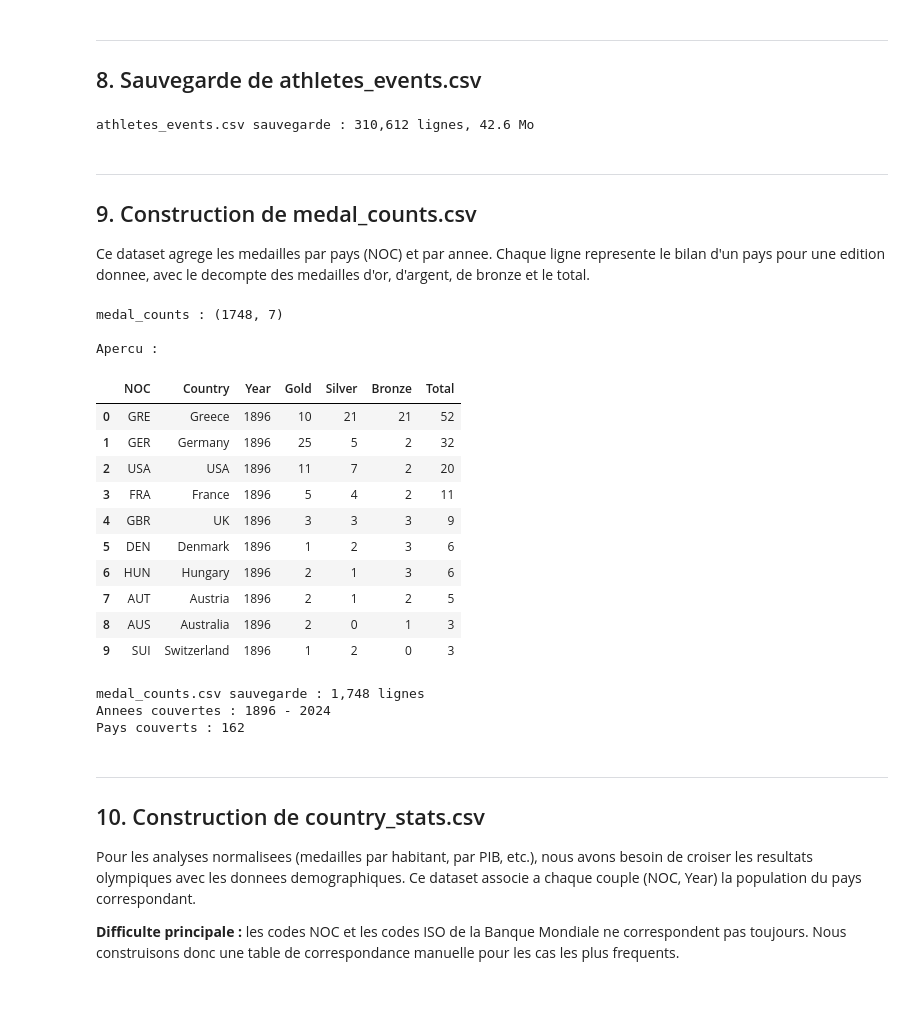
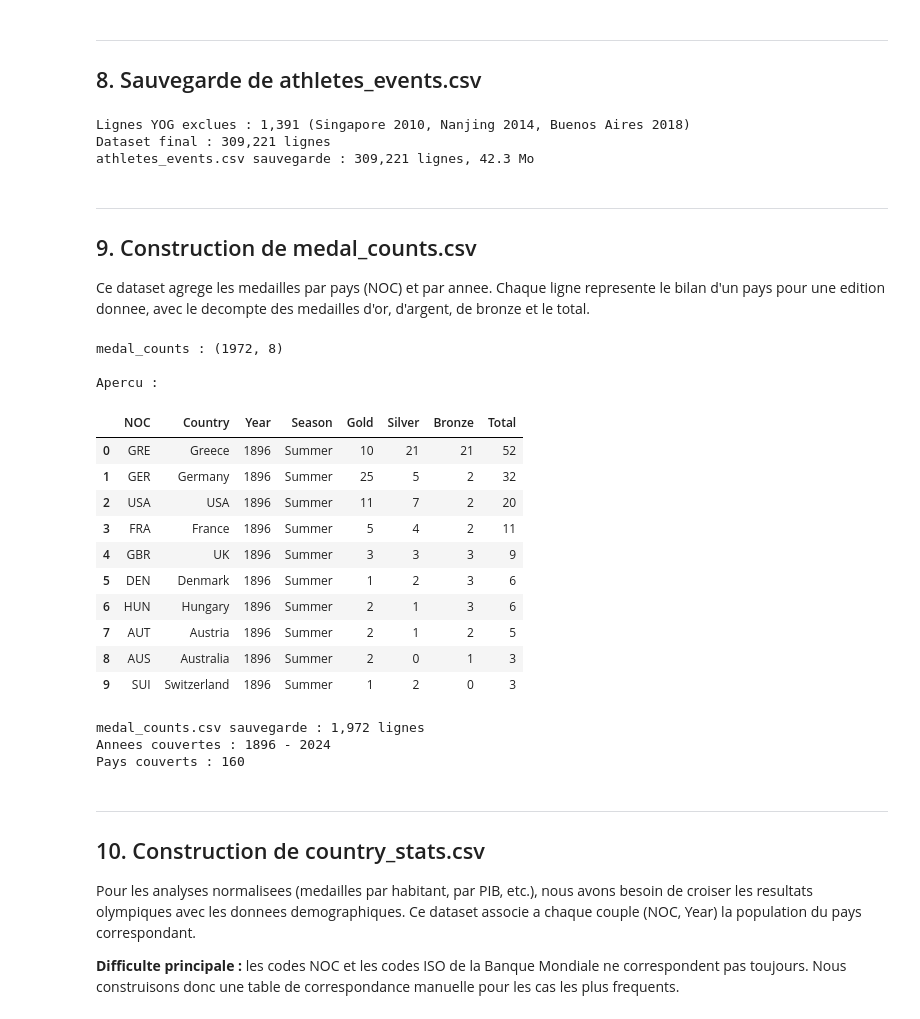
Before and after one commit to Nicolas69123/jo-2028-predictions, a Jupyter notebook: notebooks/02_nettoyage.ipynb, the cells around one changed output. Drawn from its saved outputs; the diff is of its cells as text; code cells hidden in the pictures.

```diff
--- a/notebooks/02_nettoyage.ipynb
+++ b/notebooks/02_nettoyage.ipynb
@@ -886,6 +886,15 @@ Les graphiques confirment la coherence du dataset nettoye :
 
 ## 8. Sauvegarde de athletes_events.csv
 # %%
+# Exclure les Jeux Olympiques de la Jeunesse (YOG)
+# Ces evenements ne font pas partie des JO seniors et fausseraient les analyses
+yog_cities = ["Singapore", "Nanjing", "Buenos Aires"]
+before_count = len(athletes_events)
+athletes_events = athletes_events[~athletes_events["City"].isin(yog_cities)].reset_index(drop=True)
+after_count = len(athletes_events)
+print(f"Lignes YOG exclues : {before_count - after_count:,} (Singapore 2010, Nanjing 2014, Buenos Aires 2018)")
+print(f"Dataset final : {after_count:,} lignes")
+
 # Sauvegarde du dataset principal
 output_path = os.path.join(PROCESSED_DIR, "athletes_events.csv")
 athletes_events.to_csv(output_path, index=False)
@@ -893,7 +902,9 @@ athletes_events.to_csv(output_path, index=False)
 size_mb = os.path.getsize(output_path) / (1024 * 1024)
 print(f"athletes_events.csv sauvegarde : {athletes_events.shape[0]:,} lignes, {size_mb:.1f} Mo")
 # %% [output]
-athletes_events.csv sauvegarde : 310,612 lignes, 42.6 Mo
+Lignes YOG exclues : 1,391 (Singapore 2010, Nanjing 2014, Buenos Aires 2018)
+Dataset final : 309,221 lignes
+athletes_events.csv sauvegarde : 309,221 lignes, 42.3 Mo
 # %% [markdown]
 ---
 
@@ -905,43 +916,43 @@ d'argent, de bronze et le total.
 # %%
 # Filtrer uniquement les medailles
 medals_df = athletes_events[athletes_events["Medal"].notna()].copy()
 
 # Pivot : compter chaque type de medaille par NOC + Year
-medal_counts = medals_df.groupby(["NOC", "Year", "Medal"]).size().unstack(fill_value=0)
+medal_counts = medals_df.groupby(["NOC", "Year", "Season", "Medal"]).size().unstack(fill_value=0)
 medal_counts = medal_counts.reset_index()
 
 # S'assurer que les 3 colonnes existent
 for col in ["Gold", "Silver", "Bronze"]:
     if col not in medal_counts.columns:
         medal_counts[col] = 0
 
 medal_counts["Total"] = medal_counts["Gold"] + medal_counts["Silver"] + medal_counts["Bronze"]
 
 # Ajouter le nom du pays
 medal_counts = medal_counts.merge(noc_map, on="NOC", how="left")
 
 # Reorganiser les colonnes
-medal_counts = medal_counts[["NOC", "Country", "Year", "Gold", "Silver", "Bronze", "Total"]]
+medal_counts = medal_counts[["NOC", "Country", "Year", "Season", "Gold", "Silver", "Bronze", "Total"]]
 medal_counts = medal_counts.sort_values(["Year", "Total"], ascending=[True, False]).reset_index(drop=True)
 
 print(f"medal_counts : {medal_counts.shape}")
 print(f"\nApercu :")
 medal_counts.head(10)
 # %% [output]
-medal_counts : (1748, 7)
+medal_counts : (1972, 8)
 
 Apercu :
-|  | NOC | Country | Year | Gold | Silver | Bronze | Total |
-| 0 | GRE | Greece | 1896 | 10 | 21 | 21 | 52 |
-| 1 | GER | Germany | 1896 | 25 | 5 | 2 | 32 |
-| 2 | USA | USA | 1896 | 11 | 7 | 2 | 20 |
-| 3 | FRA | France | 1896 | 5 | 4 | 2 | 11 |
-| 4 | GBR | UK | 1896 | 3 | 3 | 3 | 9 |
-| 5 | DEN | Denmark | 1896 | 1 | 2 | 3 | 6 |
-| 6 | HUN | Hungary | 1896 | 2 | 1 | 3 | 6 |
-| 7 | AUT | Austria | 1896 | 2 | 1 | 2 | 5 |
-| 8 | AUS | Australia | 1896 | 2 | 0 | 1 | 3 |
-| 9 | SUI | Switzerland | 1896 | 1 | 2 | 0 | 3 |
+|  | NOC | Country | Year | Season | Gold | Silver | Bronze | Total |
+| 0 | GRE | Greece | 1896 | Summer | 10 | 21 | 21 | 52 |
+| 1 | GER | Germany | 1896 | Summer | 25 | 5 | 2 | 32 |
+| 2 | USA | USA | 1896 | Summer | 11 | 7 | 2 | 20 |
+| 3 | FRA | France | 1896 | Summer | 5 | 4 | 2 | 11 |
+| 4 | GBR | UK | 1896 | Summer | 3 | 3 | 3 | 9 |
+| 5 | DEN | Denmark | 1896 | Summer | 1 | 2 | 3 | 6 |
+| 6 | HUN | Hungary | 1896 | Summer | 2 | 1 | 3 | 6 |
+| 7 | AUT | Austria | 1896 | Summer | 2 | 1 | 2 | 5 |
+| 8 | AUS | Australia | 1896 | Summer | 2 | 0 | 1 | 3 |
+| 9 | SUI | Switzerland | 1896 | Summer | 1 | 2 | 0 | 3 |
 # %%
 # Sauvegarde
 output_path = os.path.join(PROCESSED_DIR, "medal_counts.csv")
@@ -951,9 +962,9 @@ print(f"medal_counts.csv sauvegarde : {medal_counts.shape[0]:,} lignes")
 print(f"Annees couvertes : {medal_counts['Year'].min()} - {medal_counts['Year'].max()}")
 print(f"Pays couverts : {medal_counts['NOC'].nunique()}")
 # %% [output]
-medal_counts.csv sauvegarde : 1,748 lignes
+medal_counts.csv sauvegarde : 1,972 lignes
 Annees couvertes : 1896 - 2024
-Pays couverts : 162
+Pays couverts : 160
 # %% [markdown]
 ---
 
```
Also changed, not shown: parts of 5 cells of this notebook.
